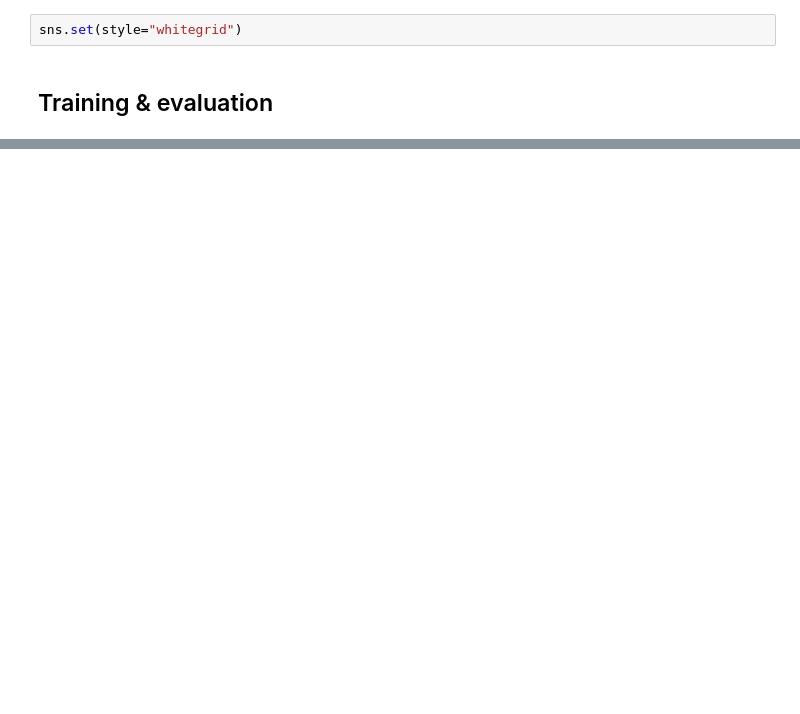
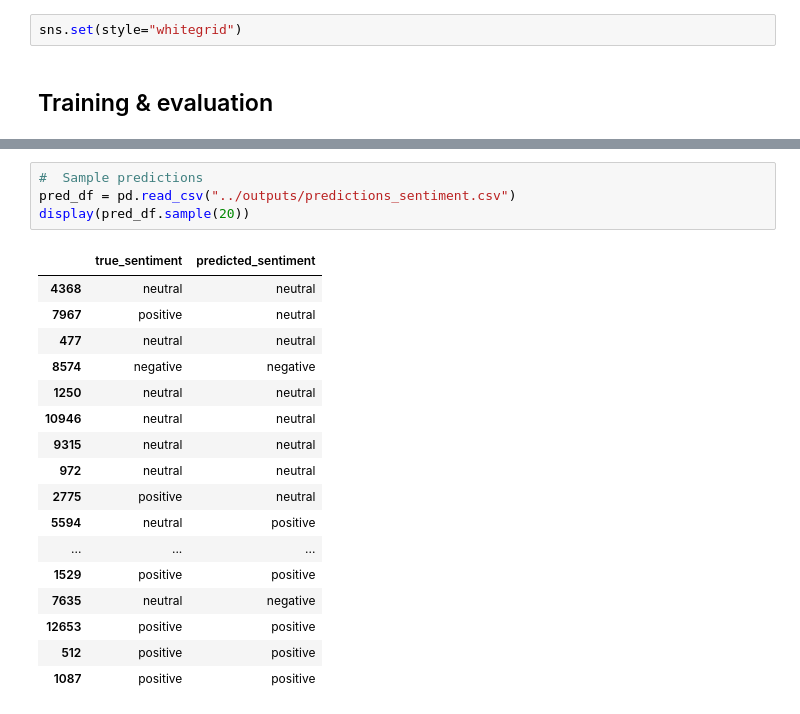
Before and after one commit to deeason7/cfpb_, a Jupyter notebook: notebooks/04_sentiment_training.ipynb, the cells around one changed output, grey strips where cells are left out. Drawn from its saved outputs; the diff is of its cells as text; blank space fills up the shorter version.

```diff
--- a/notebooks/04_sentiment_training.ipynb
+++ b/notebooks/04_sentiment_training.ipynb
@@ -36,0 +71,22 @@ ModuleNotFoundError: No module named 'vaderSentiment'
+# %%
+#  Sample predictions
+pred_df = pd.read_csv("../outputs/predictions_sentiment.csv")
+display(pred_df.sample(20))
+# %% [output]
+|  | true_sentiment | predicted_sentiment |
+| 4368 | neutral | neutral |
+| 7967 | positive | neutral |
+| 477 | neutral | neutral |
+| 8574 | negative | negative |
+| 1250 | neutral | neutral |
+| 10946 | neutral | neutral |
+| 9315 | neutral | neutral |
+| 972 | neutral | neutral |
+| 2775 | positive | neutral |
+| 5594 | neutral | positive |
+| ... | ... | ... |
+| 1529 | positive | positive |
+| 7635 | neutral | negative |
+| 12653 | positive | positive |
+| 512 | positive | positive |
+| 1087 | positive | positive |
```
Also changed, not shown: parts of 6 cells of this notebook, 5 other files.
